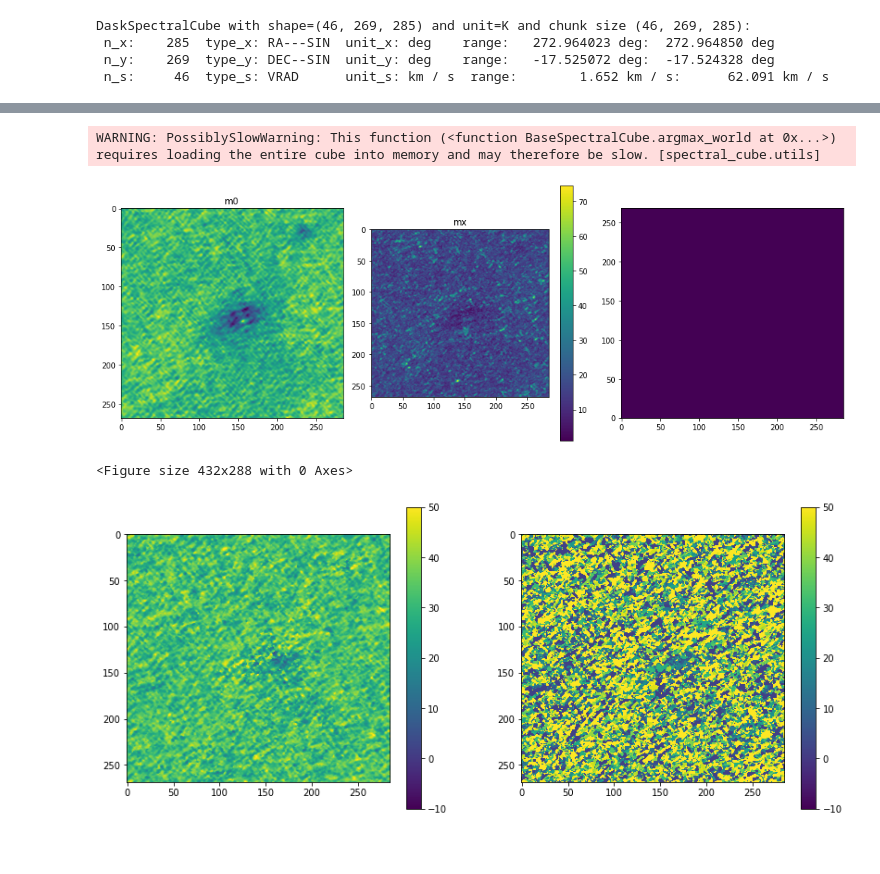
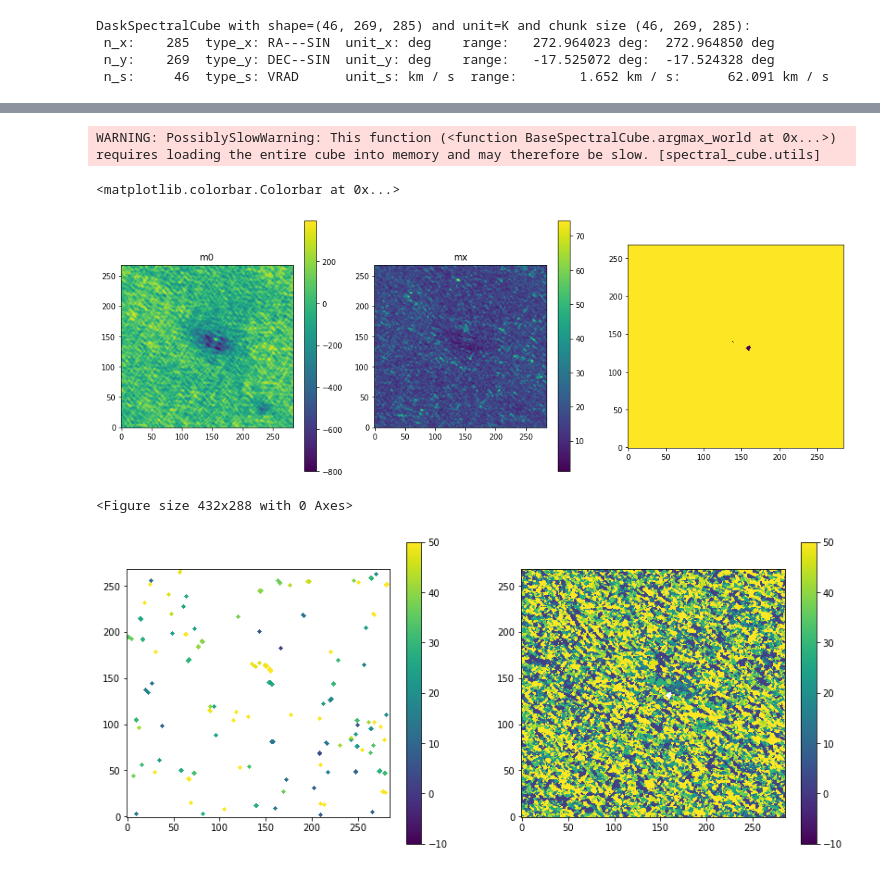
Before and after one commit to keflavich/saltmining, a Jupyter notebook: notebooks/Sanhueza18089.ipynb, the cells around one changed output, grey strips where cells are left out. Cells and saved outputs as stored; diff of their text form; code cells hidden in the pictures.

```diff
--- a/notebooks/Sanhueza18089.ipynb
+++ b/notebooks/Sanhueza18089.ipynb
@@ -289,41 +271,51 @@ WARNING: WCSWarning: WCS1 is missing card PV2_2 [spectral_cube.wcs_utils]
 # %%
 stackc = stackc.subcube_from_regions(reg)
 pl.figure(figsize=(14,5))
 pl.subplot(1,3,1)
 m0 = stackc.moment0()
-m0.quicklook()
+im = pl.imshow(m0.value)
+pl.colorbar(mappable=im)
 pl.title("m0")
 
 pl.subplot(1,3,2)
 mx = stackc.max(axis=0)
-mx.quicklook()
+im = pl.imshow(mx.value)
 pl.title("mx")
-pl.colorbar()
+pl.colorbar(mappable=im)
 pl.subplot(1,3,3)
-msk = mx > 0.00016*mx.unit
+msk = mx > 10*u.K
 msk = scipy.ndimage.binary_erosion(msk, iterations=1)
 msk = scipy.ndimage.binary_dilation(msk, iterations=5)
 pl.imshow(msk, interpolation='none', origin='lower')
 pl.tight_layout()
 pl.figure()
 
+from dask_image.ndmorph import binary_dilation, binary_erosion
+m3d = (stackc > 15*u.K).include()
+m3d = binary_erosion(m3d, iterations=1)
+m3d = binary_dilation(m3d, iterations=2)
+m3d = m3d.compute()
 
-m1 = stackc.with_mask(msk).with_mask(stackc > 0.0005*stackc.unit).moment1()
+
+m1 = stackc.with_mask(msk).with_mask(m3d).moment1()
 pl.figure(figsize=(14,6))
 ax1 = pl.subplot(1,2,1)
 im = ax1.imshow(m1.value, vmin=-10, vmax=50)
 pl.colorbar(mappable=im)
 mxv = stackc.with_mask(msk).argmax_world(axis=0)
 pl.subplot(1,2,2)
-pl.imshow(mxv.value, vmin=-10, vmax=50)
-pl.colorbar()
+im = pl.imshow(mxv.value, vmin=-10, vmax=50)
+pl.colorbar(mappable=im)
 
 
-vmap = mxv.hdu
+#vmap = mxv.hdu
+#vmap = m1.hdu
+#vmap = mxv.hdu
 # %% [output]
 WARNING: PossiblySlowWarning: This function (<function BaseSpectralCube.argmax_world at 0x...>) requires loading the entire cube into memory and may therefore be slow. [spectral_cube.utils]
+<matplotlib.colorbar.Colorbar at 0x...>
-[figure, old version]
+[figure, new version]
-<Figure size 432x288 with 0 Axes>
+<Figure size 432x288 with 0 Axes>
-[figure, old version]
+[figure, new version]
 # %%
 # make moment map of SO 65-54
```
Also changed, not shown: parts of 14 cells of this notebook, 3 other files.
